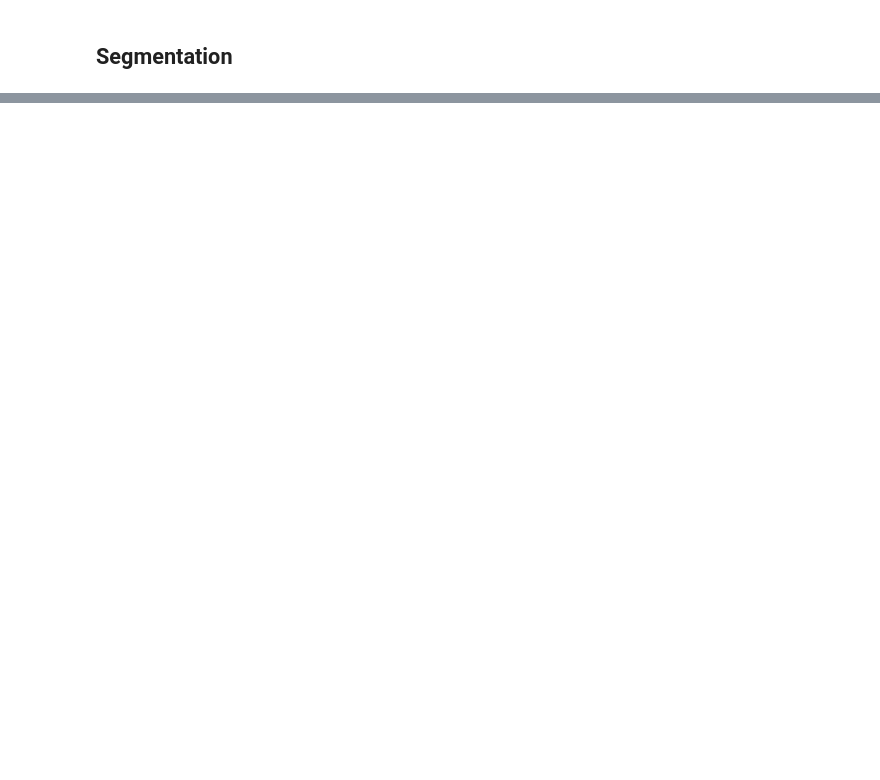
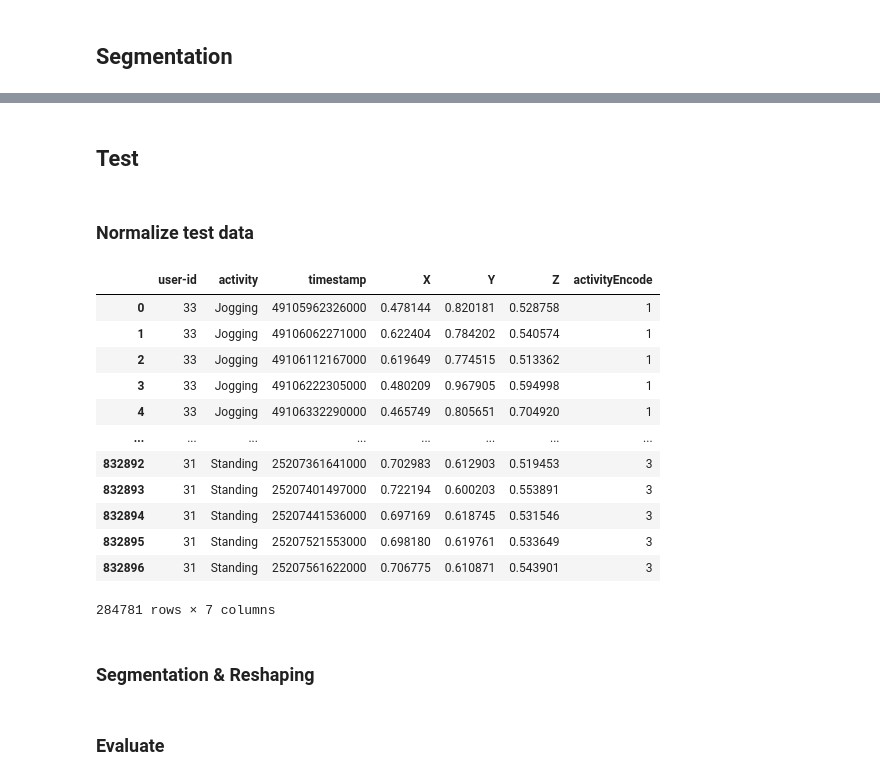
Before and after one commit to Tanny1810/Human-Activity-Recognition-LSTM-CNN, a Jupyter notebook: model.ipynb, the cells around one changed output, grey strips where cells are left out. Cells and saved outputs as stored; diff of their text form; code cells hidden in the pictures; blank space fills up the shorter version.

```diff
--- a/model.ipynb
+++ b/model.ipynb
@@ -370,0 +363,25 @@ weighted avg       0.92      0.87      0.87     20334
+# %% [markdown]
+## Test
+# %% [markdown]
+### Normalize test data
+# %%
+df_test['X'] = (df_test['X']-df_test['X'].min())/(df_test['X'].max()-df_test['X'].min())
+df_test['Y'] = (df_test['Y']-df_test['Y'].min())/(df_test['Y'].max()-df_test['Y'].min())
+df_test['Z'] = (df_test['Z']-df_test['Z'].min())/(df_test['Z'].max()-df_test['Z'].min())
+df_test
+# %% [output]
+|  | user-id | activity | timestamp | X | Y | Z | activityEncode |
+| 0 | 33 | Jogging | 49105962326000 | 0.478144 | 0.820181 | 0.528758 | 1 |
+| 1 | 33 | Jogging | 49106062271000 | 0.622404 | 0.784202 | 0.540574 | 1 |
+| 2 | 33 | Jogging | 49106112167000 | 0.619649 | 0.774515 | 0.513362 | 1 |
+| 3 | 33 | Jogging | 49106222305000 | 0.480209 | 0.967905 | 0.594998 | 1 |
+| 4 | 33 | Jogging | 49106332290000 | 0.465749 | 0.805651 | 0.704920 | 1 |
+| ... | ... | ... | ... | ... | ... | ... | ... |
+| 832892 | 31 | Standing | 25207361641000 | 0.702983 | 0.612903 | 0.519453 | 3 |
+| 832893 | 31 | Standing | 25207401497000 | 0.722194 | 0.600203 | 0.553891 | 3 |
+| 832894 | 31 | Standing | 25207441536000 | 0.697169 | 0.618745 | 0.531546 | 3 |
+| 832895 | 31 | Standing | 25207521553000 | 0.698180 | 0.619761 | 0.533649 | 3 |
+| 832896 | 31 | Standing | 25207561622000 | 0.706775 | 0.610871 | 0.543901 | 3 |
+284781 rows × 7 columns
+# %% [markdown]
+### Segmentation & Reshaping
@@ -370,0 +398,2 @@ weighted avg       0.92      0.87      0.87     20334
+# %% [markdown]
+### Evaluate
```
Also changed, not shown: parts of 34 cells of this notebook.
